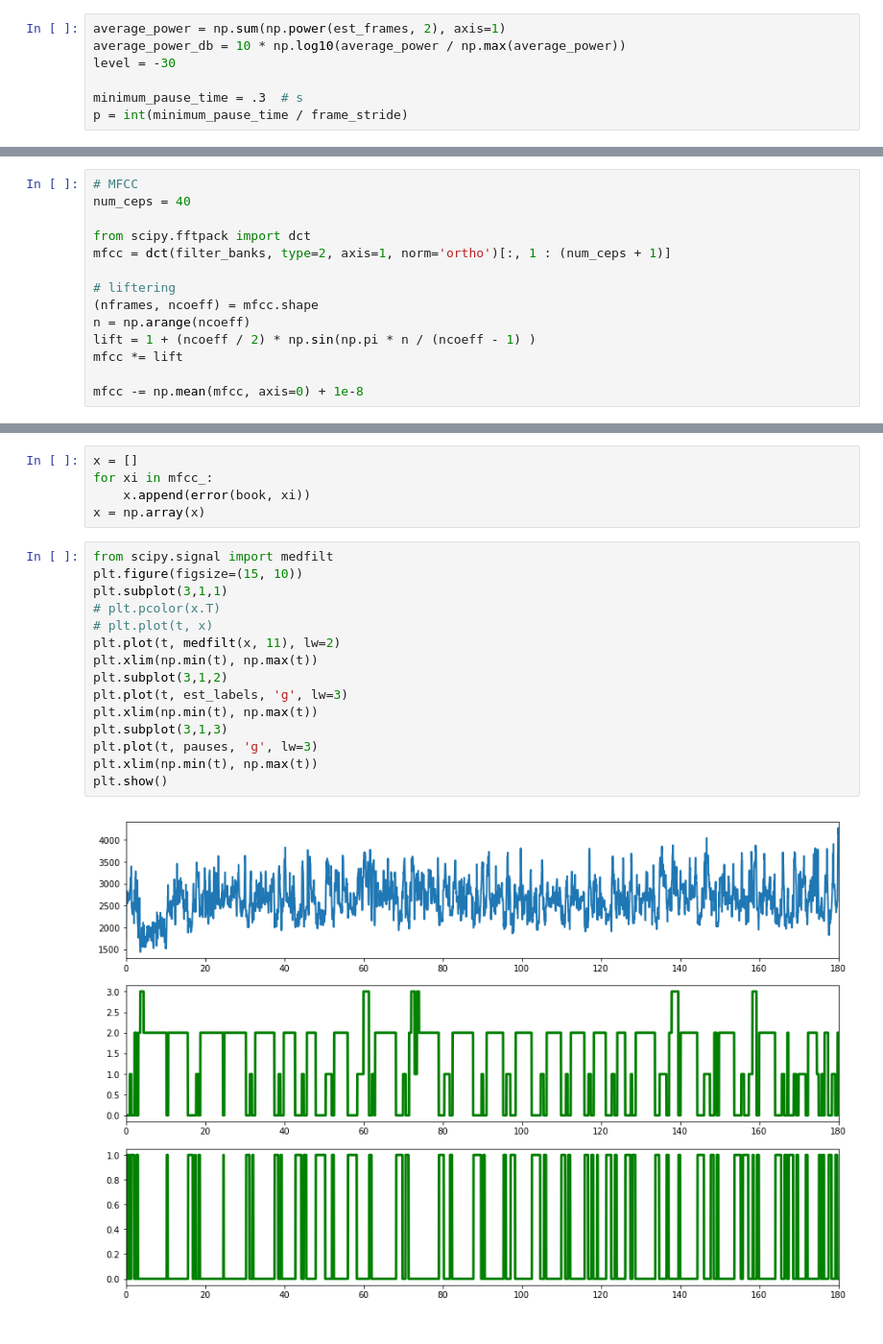
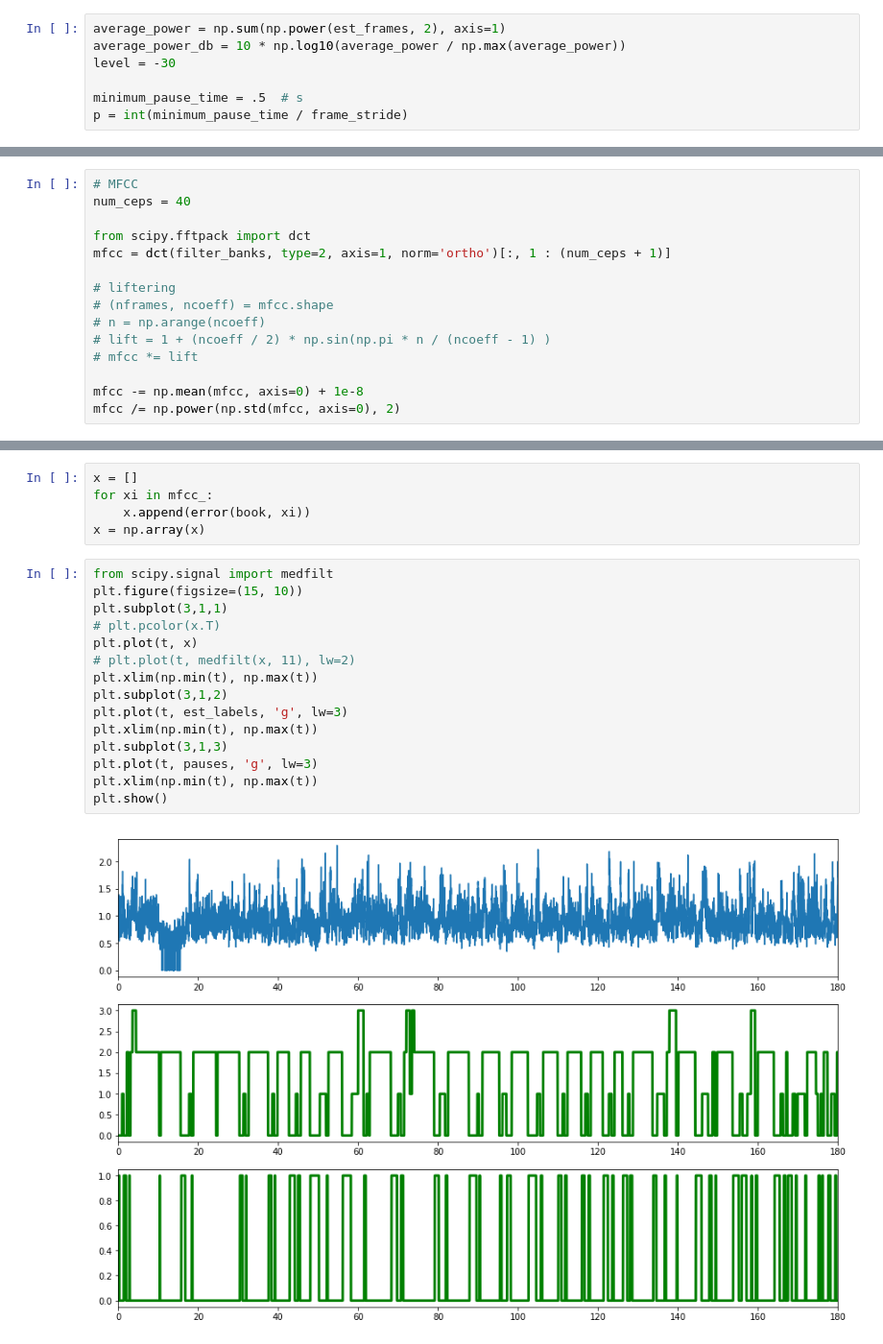
Before and after one commit to skhristoforov/DictorClassify, a Jupyter notebook: WavAnalisysFinal.ipynb, the cells around one changed output, grey strips where cells are left out. Shown at 96% size. Cells and saved outputs as stored; diff of their text form.

```diff
--- a/WavAnalisysFinal.ipynb
+++ b/WavAnalisysFinal.ipynb
@@ -59,7 +59,7 @@ average_power = np.sum(np.power(est_frames, 2), axis=1)
 average_power_db = 10 * np.log10(average_power / np.max(average_power))
 level = -30
 
-minimum_pause_time = .3  # s
+minimum_pause_time = .5  # s
 p = int(minimum_pause_time / frame_stride)
 # %%
 # Results of pauses detecting
@@ -155,12 +148,13 @@ from scipy.fftpack import dct
 mfcc = dct(filter_banks, type=2, axis=1, norm='ortho')[:, 1 : (num_ceps + 1)]
 
 # liftering
-(nframes, ncoeff) = mfcc.shape
-n = np.arange(ncoeff)
-lift = 1 + (ncoeff / 2) * np.sin(np.pi * n / (ncoeff - 1) )
-mfcc *= lift
+# (nframes, ncoeff) = mfcc.shape
+# n = np.arange(ncoeff)
+# lift = 1 + (ncoeff / 2) * np.sin(np.pi * n / (ncoeff - 1) )
+# mfcc *= lift
 
 mfcc -= np.mean(mfcc, axis=0) + 1e-8
+mfcc /= np.power(np.std(mfcc, axis=0), 2)
 # %%
 # Results
 plt.figure(figsize=(15, 15))
@@ -228,18 +223,18 @@ x = np.array(x)
 # %%
 from scipy.signal import medfilt
 plt.figure(figsize=(15, 10))
 plt.subplot(3,1,1)
 # plt.pcolor(x.T)
-# plt.plot(t, x)
-plt.plot(t, medfilt(x, 11), lw=2)
+plt.plot(t, x)
+# plt.plot(t, medfilt(x, 11), lw=2)
 plt.xlim(np.min(t), np.max(t))
 plt.subplot(3,1,2)
 plt.plot(t, est_labels, 'g', lw=3)
 plt.xlim(np.min(t), np.max(t))
 plt.subplot(3,1,3)
 plt.plot(t, pauses, 'g', lw=3)
 plt.xlim(np.min(t), np.max(t))
 plt.show()
 # %% [output]
-[figure, old version]
+[figure, new version]
 # %%
```
Also changed, not shown: parts of 10 cells of this notebook, 1 other file.
